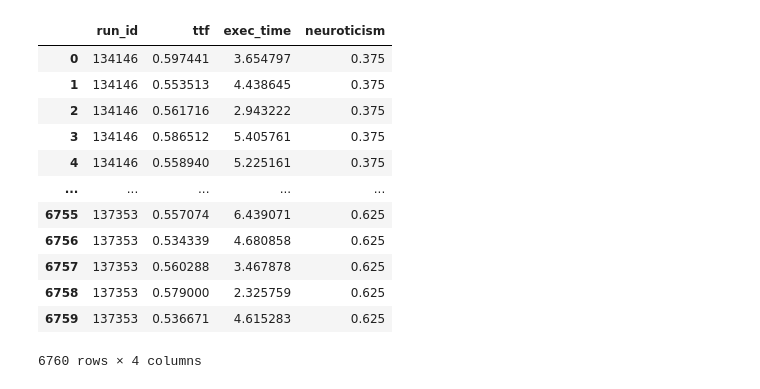
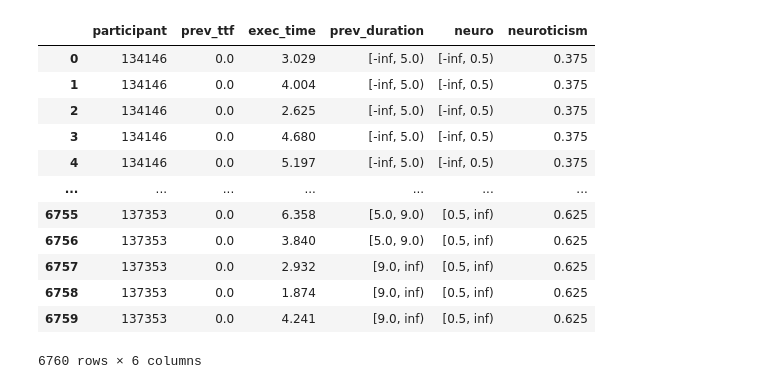
Before and after one commit to molguin92/EdgeDroid2, a Jupyter notebook: analysis_2023/full_validation_only_truncated.ipynb, the cells around one changed output. Cells and saved outputs as stored; diff of their text form; code cells hidden in the pictures.

```diff
--- a/analysis_2023/full_validation_only_truncated.ipynb
+++ b/analysis_2023/full_validation_only_truncated.ipynb
@@ -1,23 +1,23 @@
 # %%
 import warnings
 warnings.simplefilter(action='ignore', category=FutureWarning)
 
 from edgedroid.models.timings import *
 import edgedroid.data as default_data
 
-exec_time_data, neuroticism_data, imp_data, dur_data = default_data.load_default_exec_time_data()
-exec_time_data
+data = default_data.load_curve_fitting_data()
+data
 # %% [output]
-|  | run_id | ttf | exec_time | neuroticism |
-| 0 | 134146 | 0.597441 | 3.654797 | 0.375 |
-| 1 | 134146 | 0.553513 | 4.438645 | 0.375 |
-| 2 | 134146 | 0.561716 | 2.943222 | 0.375 |
-| 3 | 134146 | 0.586512 | 5.405761 | 0.375 |
-| 4 | 134146 | 0.558940 | 5.225161 | 0.375 |
-| ... | ... | ... | ... | ... |
-| 6755 | 137353 | 0.557074 | 6.439071 | 0.625 |
-| 6756 | 137353 | 0.534339 | 4.680858 | 0.625 |
-| 6757 | 137353 | 0.560288 | 3.467878 | 0.625 |
-| 6758 | 137353 | 0.579000 | 2.325759 | 0.625 |
-| 6759 | 137353 | 0.536671 | 4.615283 | 0.625 |
+|  | participant | prev_ttf | exec_time | prev_duration | neuro | neuroticism |
+| 0 | 134146 | 0.0 | 3.029 | [-inf, 5.0) | [-inf, 0.5) | 0.375 |
+| 1 | 134146 | 0.0 | 4.004 | [-inf, 5.0) | [-inf, 0.5) | 0.375 |
+| 2 | 134146 | 0.0 | 2.625 | [-inf, 5.0) | [-inf, 0.5) | 0.375 |
+| 3 | 134146 | 0.0 | 4.680 | [-inf, 5.0) | [-inf, 0.5) | 0.375 |
+| 4 | 134146 | 0.0 | 5.197 | [-inf, 5.0) | [-inf, 0.5) | 0.375 |
+| ... | ... | ... | ... | ... | ... | ... |
+| 6755 | 137353 | 0.0 | 6.358 | [5.0, 9.0) | [0.5, inf) | 0.625 |
+| 6756 | 137353 | 0.0 | 3.840 | [5.0, 9.0) | [0.5, inf) | 0.625 |
+| 6757 | 137353 | 0.0 | 2.932 | [9.0, inf) | [0.5, inf) | 0.625 |
+| 6758 | 137353 | 0.0 | 1.874 | [9.0, inf) | [0.5, inf) | 0.625 |
+| 6759 | 137353 | 0.0 | 4.241 | [9.0, inf) | [0.5, inf) | 0.625 |
-6760 rows × 4 columns
+6760 rows × 6 columns
```
Also changed, not shown: parts of 3 cells of this notebook, 1 other file.
